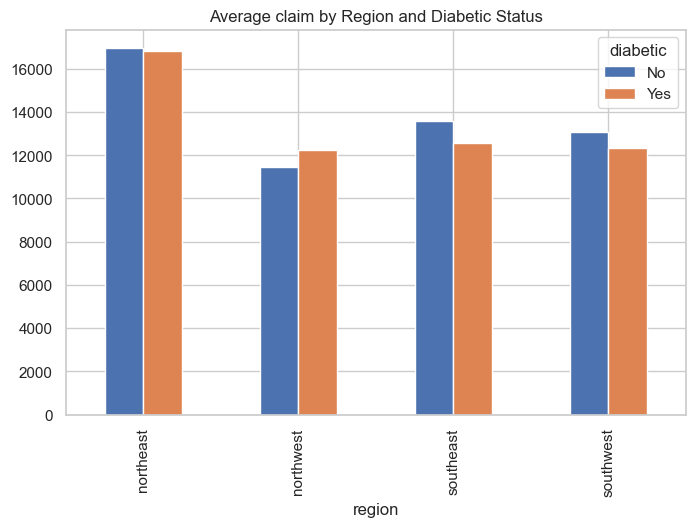
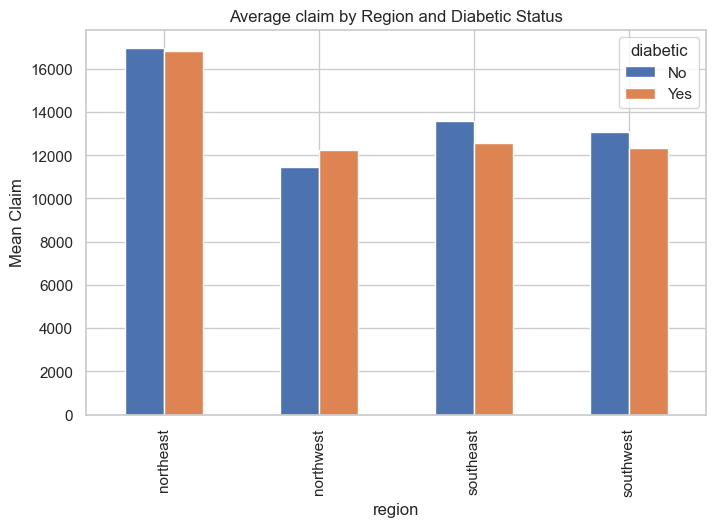
The notebook cell's code change between the first figure and the second:
--- before
+++ after
@@ -1,3 +1,4 @@
 pivot_region_diabetic.plot(kind='bar', figsize=(8,5))
 plt.title("Average claim by Region and Diabetic Status")
+plt.ylabel("Mean Claim")
 plt.show()

Commit: pivot tables